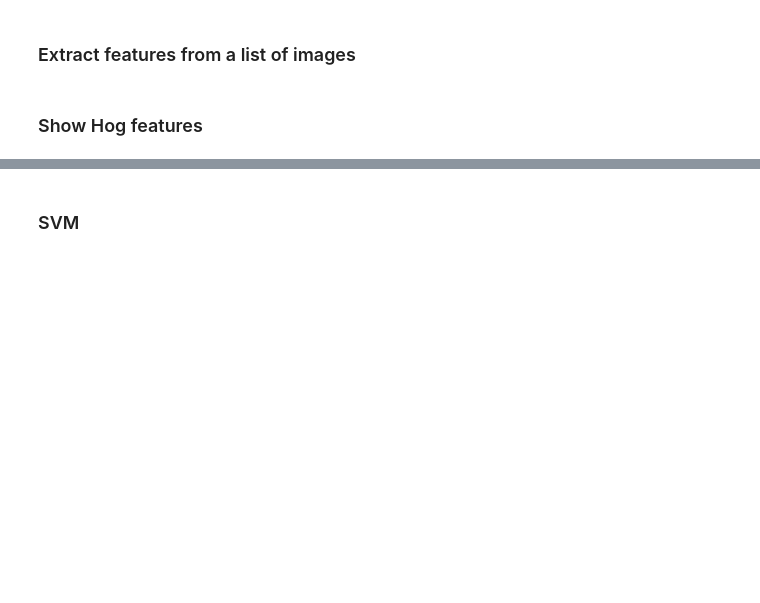
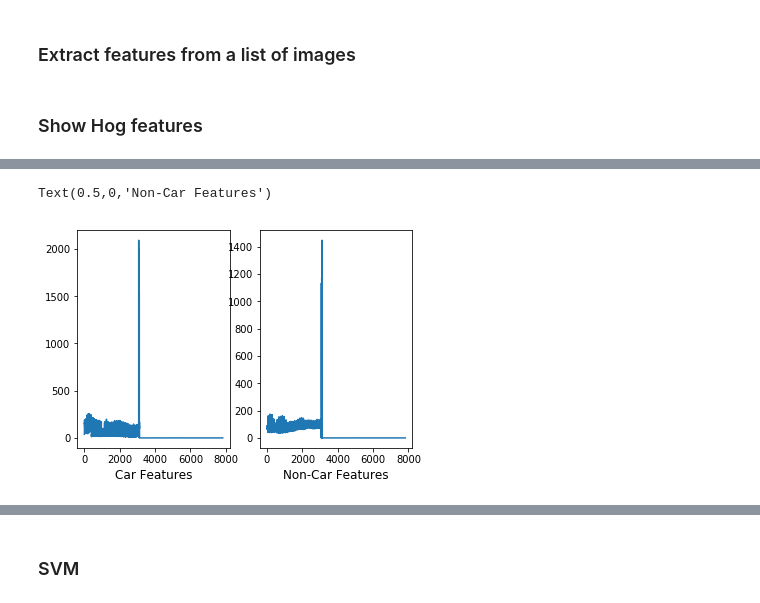
Before and after one commit to dkarunakaran/carnd-vehicle-detection-p5, a Jupyter notebook: project.ipynb, the cells around one changed output, grey strips where cells are left out. Drawn from its saved outputs; the diff is of its cells as text; code cells hidden in the pictures; blank space fills up the shorter version.

```diff
--- a/project.ipynb
+++ b/project.ipynb
@@ -33,7 +32,8 @@ def get_dataset(rootdir):
         for file in files:
             if '.DS_Store' not in file:
                 images.append(os.path.join(subdir, file))
-    return images
+
+    return list(map(lambda img: cv2.cvtColor(cv2.imread(img), cv2.COLOR_BGR2RGB), images))
 # %%
 rootdir = './dataset/vehicles'
 vehicles = get_dataset(rootdir)
@@ -184,0 +168,17 @@ show_hog(vehicle, non_vehicle)
+# %%
+params = Parameters(
+            color_space = 'RGB',
+            spatial_size = (32, 32),
+            orient = 8,
+            pix_per_cell = 8,
+            cell_per_block = 2,
+            hog_channel = 'ALL',
+            hist_bins = 16,
+            scale = 1.5,
+            spatial_feat=True,
+            hist_feat=True,
+            hog_feat=True
+        )
+
+car_features = params.extract_features(image1)
+not_car_features = params.extract_features(image2)
@@ -184,0 +188,12 @@ show_hog(vehicle, non_vehicle)
+# %%
+plt.figure()
+plt.subplot(121)
+plt.plot(car_features)
+plt.xlabel("Car Features",fontsize=12)
+
+plt.subplot(122)
+plt.plot(not_car_features)
+plt.xlabel("Non-Car Features",fontsize=12)
+# %% [output]
+Text(0.5,0,'Non-Car Features')
+[figure, added]
```
Also changed, not shown: parts of 36 cells of this notebook, 3 other files.
